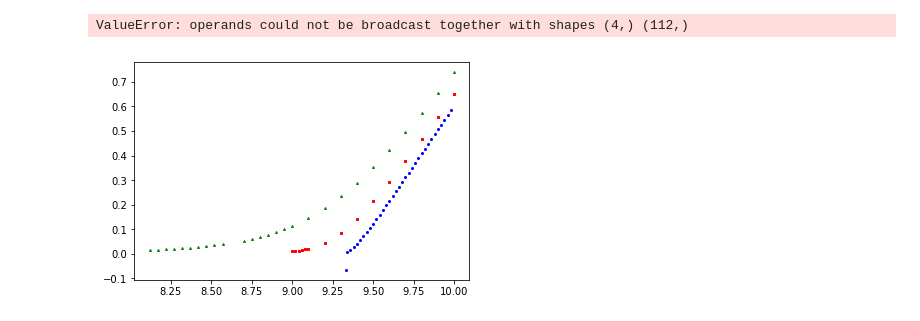
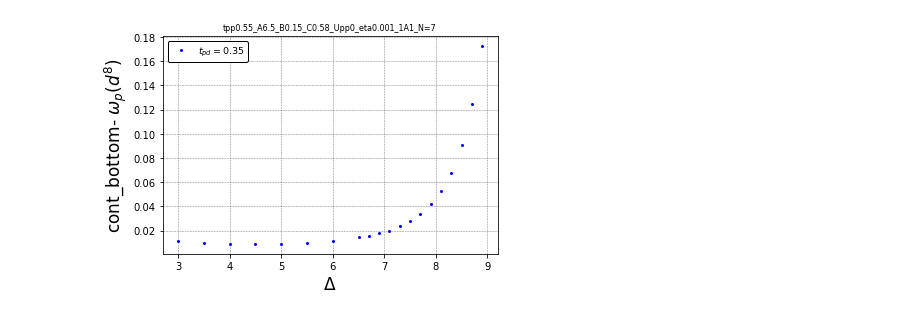
Before and after one commit to jiangmi/Two_hole_spectra, a Jupyter notebook: twohole_impurity_model/1A1_3B1_GS_phase_boundary.ipynb, the cells around one changed output. Drawn from its saved outputs; the diff is of its cells as text; code cells hidden in the pictures.

Commit message:
modify code for Norb=9 case run correctly

```diff
--- a/twohole_impurity_model/1A1_3B1_GS_phase_boundary.ipynb
+++ b/twohole_impurity_model/1A1_3B1_GS_phase_boundary.ipynb
@@ -106,7 +243,10 @@ E_3F =  50
 # %%
+##########################################################################
+# bottom of d9L continuum - d8_lowpeak for 1A1
+##########################################################################
 ed = 0
-tpds = [0.1, 0.2, 0.3, 0.4, 0.5, 0.6, 0.7]
-#tpds = [0.3]
+tpds = [0.1, 0.2, 0.3, 0.35, 0.4, 0.5, 0.6, 0.7]
+tpds = [0.35]
 tpp = 0.55
 
 pds = 1.5
@@ -130,11 +270,7 @@ Mc7 = 32
 
 titlename = 'tpp'+str(tpp)+'_A'+str(A)+'_B'+str(B)+'_C'+str(C)+'_Upp'+str(Upp)+'_eta'+str(eta)
 
-##########################################################################
-# bottom of d9L continuum - E_lowpeak for 1A1
-# a[:,0]-4.*tpp+b[:,2] is the bottom of continuum
-##########################################################################
-Ms = ['bo','rs','g^','m<','cp','k>','yv','--b','--r','--g','--m','--c','--k','--y']
+Ms = ['bo','rs','g^','m<','cp','k>','yv','bh','--r','--g','--m','--c','--k','--y']
 # a[1,0]-tpp*4 is the bottom of p-band
 # when (a[:,0]-tpp*4)-a[:,2] less than 0, peak within continuum; larger than 0, discrete state
 ii = 0
@@ -144,33 +280,52 @@ for tpd in tpds:
     f1A1 = 'Norb7_tpd'+str(tpd)+'_tpp'+str(tpp)+'_A'+str(A)+'_B'+str(B)+'_C'+str(C)+'_Upp'+str(Upp) \
            +'_Mc'+str(Mc7)+'_eta'+str(eta)+'_1A1.txt'
     a = loadtxt('./data_lowpeak/'+f1A1,skiprows=0)
-    b = loadtxt('../onehole_impurity_model/data_E_imp/E_imp_Norb7_tpd'+str(tpd)+'_tpp0.55_Mc32_1A1.txt',skiprows=0)
-    print a[:,0]
-    print b[:,0]
-    ab = (a[:,0]-4.*tpp+b[:,2])-a[:,2]
 
-    idx = find(ab>-0.5)
+    # continuum bottom via one-hole calculation with exact min(E(k)):
+    #b = loadtxt('../onehole_impurity_model/data_E_imp/E_imp_Norb7_tpd'+str(tpd)+'_tpp0.55_Mc32_1A1.txt',skiprows=0)
+    #ab = (a[:,0]-4.*tpp+b[:,2])-a[:,2]
+
+    # continuum bottom via lowest peak of two-hole calculation with A=50, B=C=0:
+    #b = loadtxt('./data_lowpeak/Aw_Cu_dx2y2_O_Norb7_tpd'+str(tpd) \
+    #            +'_tpp0.55_A50_B0_C0_Upp0_Mc32_eta0.001.txt',skiprows=0)
+    #assert(max(abs(a[:,0]-b[:,0]))<1.e-3)
+    #ab = b[:,2]-a[:,2]
+
+    # continuum bottom via G.S. energy of two-hole calculation with A=50, B=C=0 with only (up,dn) states:
+    b = loadtxt('./data_GS/Egs_Norb7_tpd'+str(tpd) \
+                +'_tpp0.55_A50_B0_C0_Upp0_Mc32_eta0.001_singlet.txt',skiprows=0)
+    assert(max(abs(a[:,0]-b[:,0]))<1.e-3)
+    ab = b[:,2]-a[:,2]
+
+    # debug:
+    print 'Delta,  cont_bottom-d8 peak'
+    for i in range(0,len(a)):
+        print a[i,0],ab[i]
+
+    idx = find(ab>0.)
     plot(a[idx,0], ab[idx], Ms[ii], Markersize=2, label="$t_{pd}=$"+str(tpd))
     #plot(a[:,0], ab, Ms[ii], Markersize=2, label="$t_{pd}=$"+str(tpd))
     ii += 1
     print min(a[:,0])
 
     # find critical Delta
-    #'''
+    '''
     idx = find(ab>0.)
     ab_min = min(ab[idx])
     id_min = find(ab==ab_min)
     print 'min positive d9L-wpeak = ', ab_min, 'at Delta = ', a[id_min,0]
     idx = find(ab<0.)
-    #ab_max = max(ab[idx])
-    #id_max = find(ab==ab_max)
-    #print 'max negative d9L-wpeak = ', ab_max, 'at Delta = ', a[id_max,0]
+    ab_max = max(ab[idx])
+    id_max = find(ab==ab_max)
+    print 'max negative d9L-wpeak = ', ab_max, 'at Delta = ', a[id_max,0]
+    '''
 
 title(titlename+'_1A1_N=7', fontsize=8)
 xlabel('$t_{pd}$',fontsize=17)
 xlabel('$\Delta$',fontsize=17)
-ylabel('d9L- $\omega_p$',fontsize=17)
+ylabel('cont_bottom- $\omega_p(d^8)$',fontsize=17)
 #xlim([0,1])
+#ylim([0,0.5])
 #text(0.45, 0.1, '(a)', fontsize=16)
 grid('on',linestyle="--", linewidth=0.5, color='black', alpha=0.5)
 legend(loc='best', fontsize=9.5, framealpha=1.0, edgecolor='black')
@@ -196,3 +351,2 @@ tpd =  0.2
-ValueError: operands could not be broadcast together with shapes (4,) (112,)
-[figure, old version]
+[figure, new version]
 # %%
```
Also changed, not shown: parts of 8 cells of this notebook, 11 other files.
